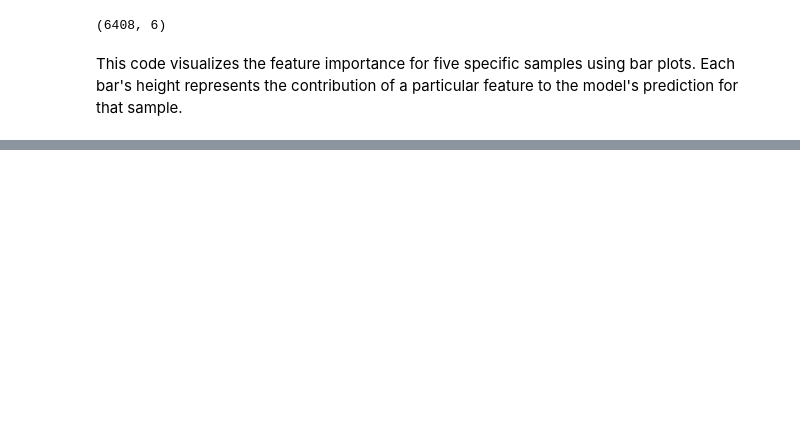
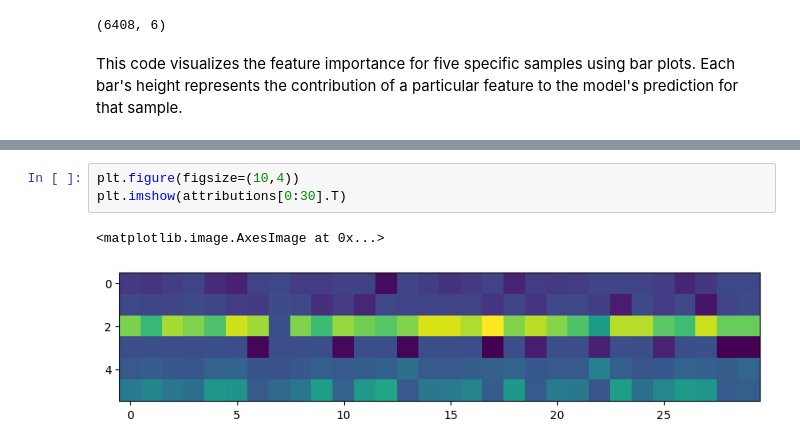
Before and after one commit to jcmachicao/pucp_energy_efficiency_AI, a Jupyter notebook: 02_NeuralNetworks/hvac_data_03_explainability.ipynb, the cells around one changed output, grey strips where cells are left out. Saved outputs shown, nothing was run; the diff lists cells and outputs as text; blank space fills up the shorter version.

```diff
--- a/02_NeuralNetworks/hvac_data_03_explainability.ipynb
+++ b/02_NeuralNetworks/hvac_data_03_explainability.ipynb
@@ -108,0 +136,6 @@ for i in range(len(attributions[10:15])):
+# %%
+plt.figure(figsize=(10,4))
+plt.imshow(attributions[0:30].T)
+# %% [output]
+<matplotlib.image.AxesImage at 0x...>
+[figure, added]
```
Also changed, not shown: parts of 13 cells of this notebook.
